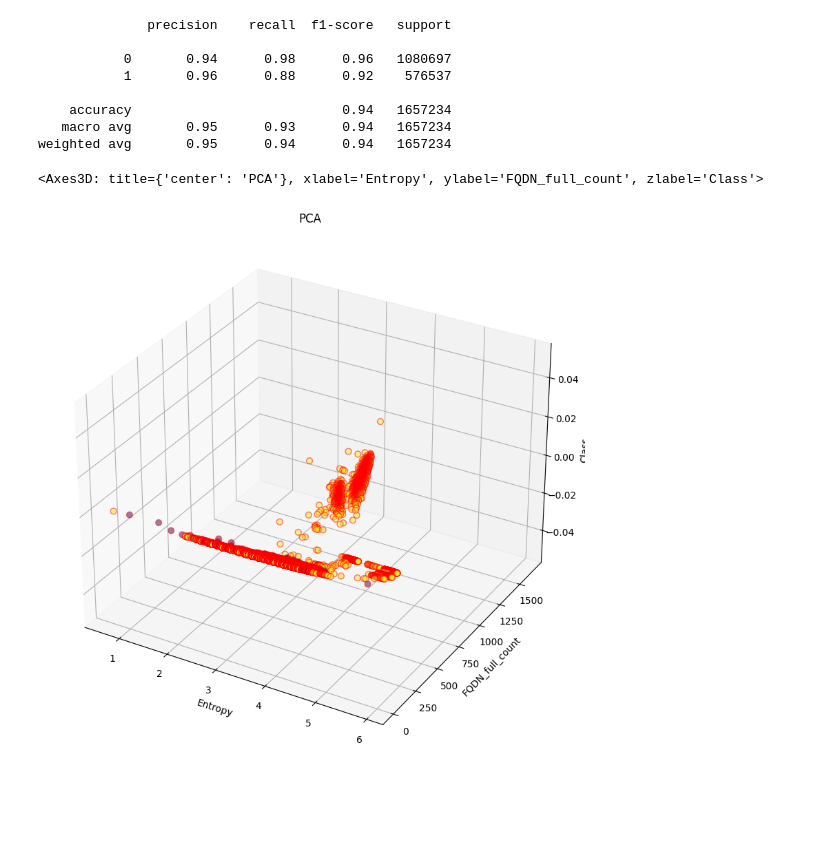
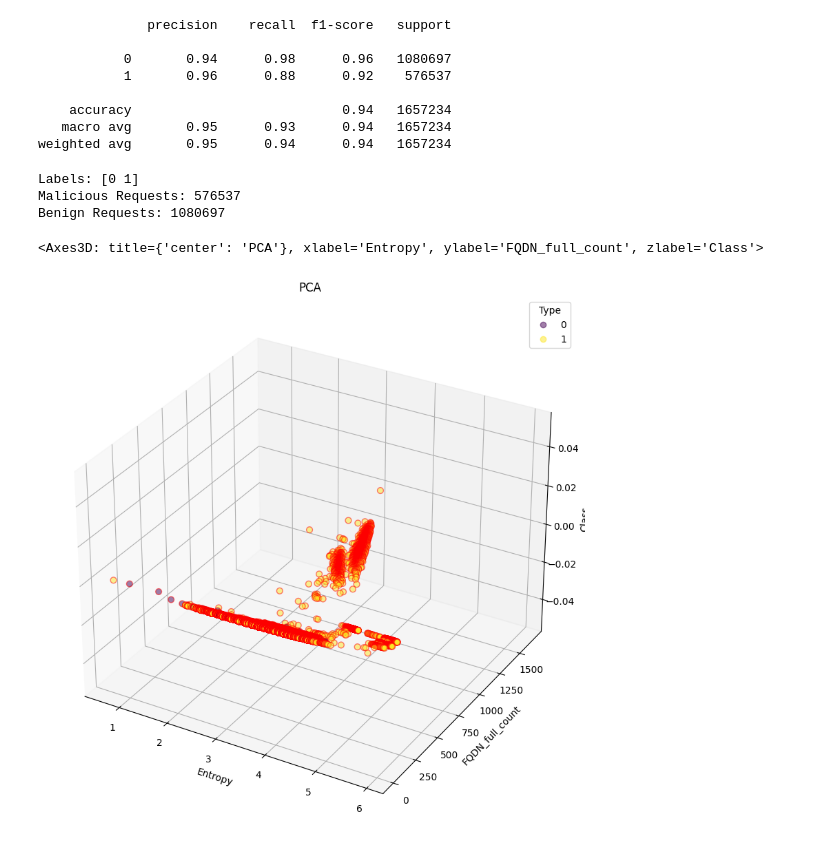
Before and after one commit to stefanDeveloper/heiDGAF, a Jupyter notebook: example/DGA_dgta_EDA.ipynb, the cells around one changed output. Saved outputs shown, nothing was run; the diff lists cells and outputs as text; code cells hidden in the pictures; blank space fills up the shorter version.

Commit message:
Update data folder

```diff
--- a/example/DGA_dgta_EDA.ipynb
+++ b/example/DGA_dgta_EDA.ipynb
@@ -23,5 +39,5 @@ We test our dataset with the DGTA Benchmark data set (https://data.mendeley.com/
 # %%
-df_dgta = pd.read_parquet('../data/dgta-benchmark.parquet')
-df_dgta = df_dgta.rename(columns={"domain": "Domain"})
+df_dgta = pl.read_parquet("../data/dgta-benchmark.parquet")
+df_dgta = df_dgta.rename({"domain": "query"})
 df_dgta
 # %% [output]
@@ -57,0 +63,21 @@ df_new
+# %%
+def custom_decode(data):
+    retL=[None] * len(data)
+    for i, datum in enumerate(data):
+        retL[i]=str(datum.decode('latin-1').encode('utf-8').decode('utf-8'))
+
+    return(pl.Series(retL))
+
+df_dgta = df_dgta.with_columns(
+    [
+        pl.col('query').map(custom_decode)
+    ]
+)
+df_dgta = df_dgta.with_columns(
+    [
+        (pl.col("query").str.split(".").alias("labels")),
+        (pl.col("query").str.split(".").list.len().alias("label_length")),
+        (pl.col("query").str.split(".").list.max().str.len_chars().alias("label_max")),
+        (pl.col("query").str.strip_chars(".").str.len_chars().alias("label_average")),
+    ]
+)
@@ -65,7 +141,10 @@ Total number of classes 55
 # %%
-df_test = df_new.drop(['Domain'], axis=1)
-df_test['class'] = pd.Categorical(df_test['class'])
-df_test['class'] = df_test['class'].cat.codes
+df_test = df_dgta.drop(['Domain'])
+cat_series = pl.Series('cat_series', df_dgta["class"]).cast(pl.Categorical)
 
-df_without_label = df_test.drop(['class'], axis=1)
+# df_test['class'] = pl.Categorical(df_test['class'])
+# df_test['class'] = df_test['class'].cat.codes
+# print(df_test['class'].cat.codes)
+
+df_without_label = df_test.drop(['class'])
 # %%
@@ -108,17 +187,27 @@ print(classification_report(y_true, y_pred, labels=[*range(2)]))
     accuracy                           0.94   1657234
    macro avg       0.95      0.93      0.94   1657234
 weighted avg       0.95      0.94      0.94   1657234
+# %%
+print(f'Labels: {np.unique(y_true)}')
+
+print(f'Malicious Requests: {np.count_nonzero(y_true == 1)}')
+print(f'Benign Requests: {np.count_nonzero(y_true == 0)}')
+# %% [output]
+Labels: [0 1]
+Malicious Requests: 576537
+Benign Requests: 1080697
 # %%
 fig = plt.figure(figsize=(10,10))
 
 fig = fig.add_subplot(111, projection='3d')
-fig.scatter(X[:,0],X[:,1], c=y_pred, edgecolor='red', s=40, alpha = 0.5)
+scatter = fig.scatter(X[:,0],X[:,1], c=y_pred, edgecolor='red', s=40, alpha = 0.5)
 
 fig.set_title("PCA")
 fig.set_xlabel("Entropy")
 fig.set_ylabel("FQDN_full_count")
 fig.set_zlabel("Class")
+fig.legend(*scatter.legend_elements(), loc="upper right", title="Type")
 fig
 # %% [output]
 <Axes3D: title={'center': 'PCA'}, xlabel='Entropy', ylabel='FQDN_full_count', zlabel='Class'>
-[figure, old version]
+[figure, new version]
```
Also changed, not shown: parts of 9 cells of this notebook, 8 other files.
